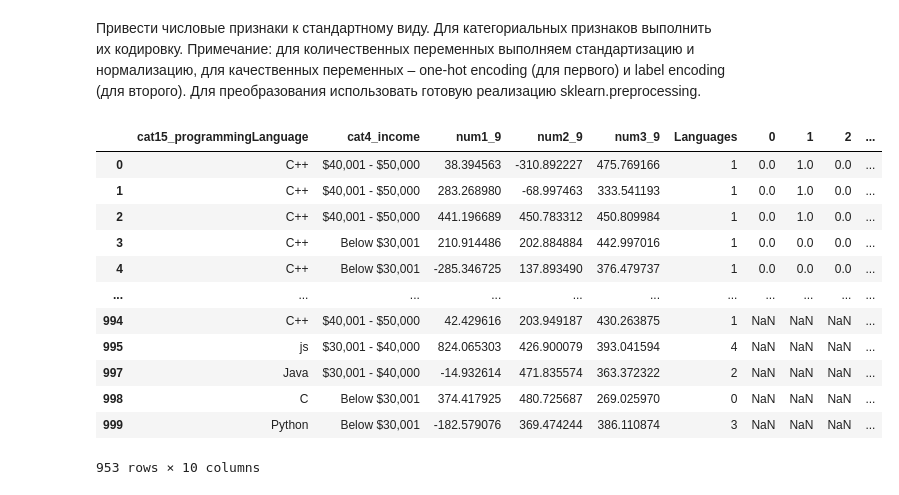
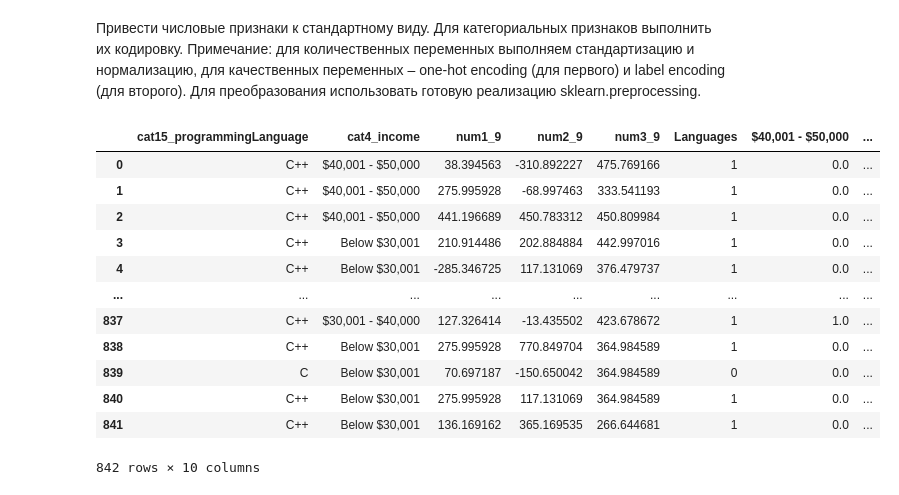
Before and after one commit to makarty/edu-works, a Jupyter notebook: data analysis/1practical/1pr.ipynb, the cells around one changed output. Drawn from its saved outputs; the diff is of its cells as text; code cells hidden in the pictures.

```diff
--- a/data analysis/1practical/1pr.ipynb
+++ b/data analysis/1practical/1pr.ipynb
@@ -45,36 +70,23 @@ df
 # %% [markdown]
 ### Обработка
 # %%
-def data_processing(data, column, dtype):
+def data_processing(data: pd.core.frame.DataFrame, columns: list[str], dtype: str) -> pd.core.frame.DataFrame:
     """
+    Функция обработки данных
     :param data: датафрейм
     :type data: pandas.core.frame.DataFrame
-    :param column: название столбца
-    :type column: string
+    :param columns: список столбцов
+    :type columns: list[str]
     :param dtype: тип данных
     :type dtype: string
     :return: датафрейм
     :rtype: pandas.core.frame.DataFrame
     """
-    data[column] = data[column].replace({'-': None})
-    data[column] = data[column].replace({' ': None})
-    data[column] = data[column].astype(dtype)
-    if column == 'cat15_programmingLanguage':
-        data[column] = data[column].replace({'c': 'C'})
-    elif column == 'cat4_income':
-        data[column] = data[column].replace({'below $30,001': 'Below $30,001'})
-    if dtype == "float":
-        data[column] = data[column].replace({-9999: np.nan})
+    for column in columns:
+        data[column] = data[column].replace({'-': None, ' ': None})
+        if column in ['cat15_programmingLanguage', 'cat4_income']:
+            data[column] = data[column].str.capitalize()
+        if dtype == "float":
+            data[column] = data[column].replace({-9999: np.nan})
+        data[column] = data[column].astype(dtype)
     return data
-
-
-df2 = data_processing(df2, 'cat15_programmingLanguage', "category")
-df2 = data_processing(df2, 'cat4_income', "category")
-df2 = data_processing(df2, 'num1_9', "float")
-df2 = data_processing(df2, 'num2_9', "float")
-df['num3_9'] = df['num3_9'].replace({'-': np.nan})
-df['num3_9'] = df['num3_9'].replace({' ': np.nan})
-df2['num3_9'] = df2['num3_9'].replace({'-': np.nan})
-df2['num3_9'] = df2['num3_9'].replace({' ': np.nan})
-df2 = data_processing(df2, 'num3_9', "float")
-df2.info()
@@ -224,0 +237,3 @@ for column in ['num1_9', 'num2_9', 'num3_9']:
+# %%
+data = df2.copy()
+df2 = finding_outliers(df2, ['num1_9', 'num2_9', 'num3_9'])
@@ -225,3 +260,5 @@ for column in ['num1_9', 'num2_9', 'num3_9']:
+# %%
+df2 = df2.reindex(range(0, df2['num1_9'].count()))
 # %% [markdown]
 ## Задание 4. Поиск и восстановление пропущенных значений
 # %% [markdown]
@@ -264,25 +319,25 @@ dtype: int64
 # %%
 le = LabelEncoder()
 df2['Languages'] = le.fit_transform(df2['cat15_programmingLanguage'])
 
 ohe = OneHotEncoder()
-ohe_data = pd.DataFrame(ohe.fit_transform(df2[['cat4_income']]).toarray())
+ohe_data = pd.DataFrame(ohe.fit_transform(df2[['cat4_income']]).toarray(), columns=df2['cat4_income'].unique())
 data = df2.join(ohe_data)
 data
 # %% [output]
-|  | cat15_programmingLanguage | cat4_income | num1_9 | num2_9 | num3_9 | Languages | 0 | 1 | 2 | ... |
-| 0 | C++ | $40,001 - $50,000 | 38.394563 | -310.892227 | 475.769166 | 1 | 0.0 | 1.0 | 0.0 | ... |
-| 1 | C++ | $40,001 - $50,000 | 283.268980 | -68.997463 | 333.541193 | 1 | 0.0 | 1.0 | 0.0 | ... |
-| 2 | C++ | $40,001 - $50,000 | 441.196689 | 450.783312 | 450.809984 | 1 | 0.0 | 1.0 | 0.0 | ... |
-| 3 | C++ | Below $30,001 | 210.914486 | 202.884884 | 442.997016 | 1 | 0.0 | 0.0 | 0.0 | ... |
-| 4 | C++ | Below $30,001 | -285.346725 | 137.893490 | 376.479737 | 1 | 0.0 | 0.0 | 0.0 | ... |
-| ... | ... | ... | ... | ... | ... | ... | ... | ... | ... | ... |
-| 994 | C++ | $40,001 - $50,000 | 42.429616 | 203.949187 | 430.263875 | 1 | NaN | NaN | NaN | ... |
-| 995 | js | $30,001 - $40,000 | 824.065303 | 426.900079 | 393.041594 | 4 | NaN | NaN | NaN | ... |
-| 997 | Java | $30,001 - $40,000 | -14.932614 | 471.835574 | 363.372322 | 2 | NaN | NaN | NaN | ... |
-| 998 | C | Below $30,001 | 374.417925 | 480.725687 | 269.025970 | 0 | NaN | NaN | NaN | ... |
-| 999 | Python | Below $30,001 | -182.579076 | 369.474244 | 386.110874 | 3 | NaN | NaN | NaN | ... |
+|  | cat15_programmingLanguage | cat4_income | num1_9 | num2_9 | num3_9 | Languages | $40,001 - $50,000 | ... |
+| 0 | C++ | $40,001 - $50,000 | 38.394563 | -310.892227 | 475.769166 | 1 | 0.0 | ... |
+| 1 | C++ | $40,001 - $50,000 | 275.995928 | -68.997463 | 333.541193 | 1 | 0.0 | ... |
+| 2 | C++ | $40,001 - $50,000 | 441.196689 | 450.783312 | 450.809984 | 1 | 0.0 | ... |
+| 3 | C++ | Below $30,001 | 210.914486 | 202.884884 | 442.997016 | 1 | 0.0 | ... |
+| 4 | C++ | Below $30,001 | -285.346725 | 117.131069 | 376.479737 | 1 | 0.0 | ... |
+| ... | ... | ... | ... | ... | ... | ... | ... | ... |
+| 837 | C++ | $30,001 - $40,000 | 127.326414 | -13.435502 | 423.678672 | 1 | 1.0 | ... |
+| 838 | C++ | Below $30,001 | 275.995928 | 770.849704 | 364.984589 | 1 | 0.0 | ... |
+| 839 | C | Below $30,001 | 70.697187 | -150.650042 | 364.984589 | 0 | 0.0 | ... |
+| 840 | C++ | Below $30,001 | 275.995928 | 117.131069 | 364.984589 | 1 | 0.0 | ... |
+| 841 | C++ | Below $30,001 | 136.169162 | 365.169535 | 266.644681 | 1 | 0.0 | ... |
-953 rows × 10 columns
+842 rows × 10 columns
 # %%
 minmax_scaler = MinMaxScaler()
 data[['num1_9', 'num2_9']] = minmax_scaler.fit_transform(data[['num1_9', 'num2_9']])
```
Also changed, not shown: parts of 30 cells of this notebook.
